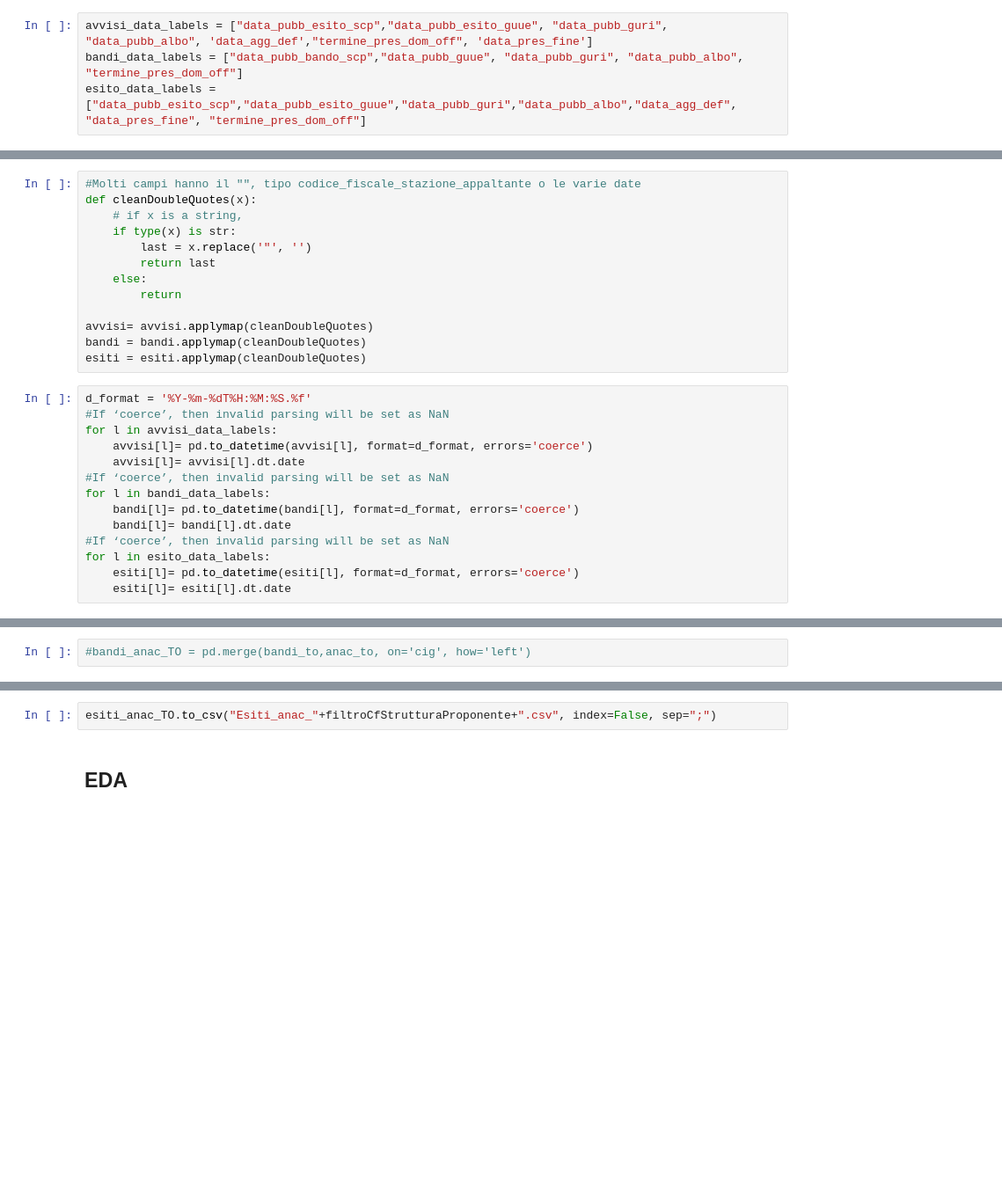
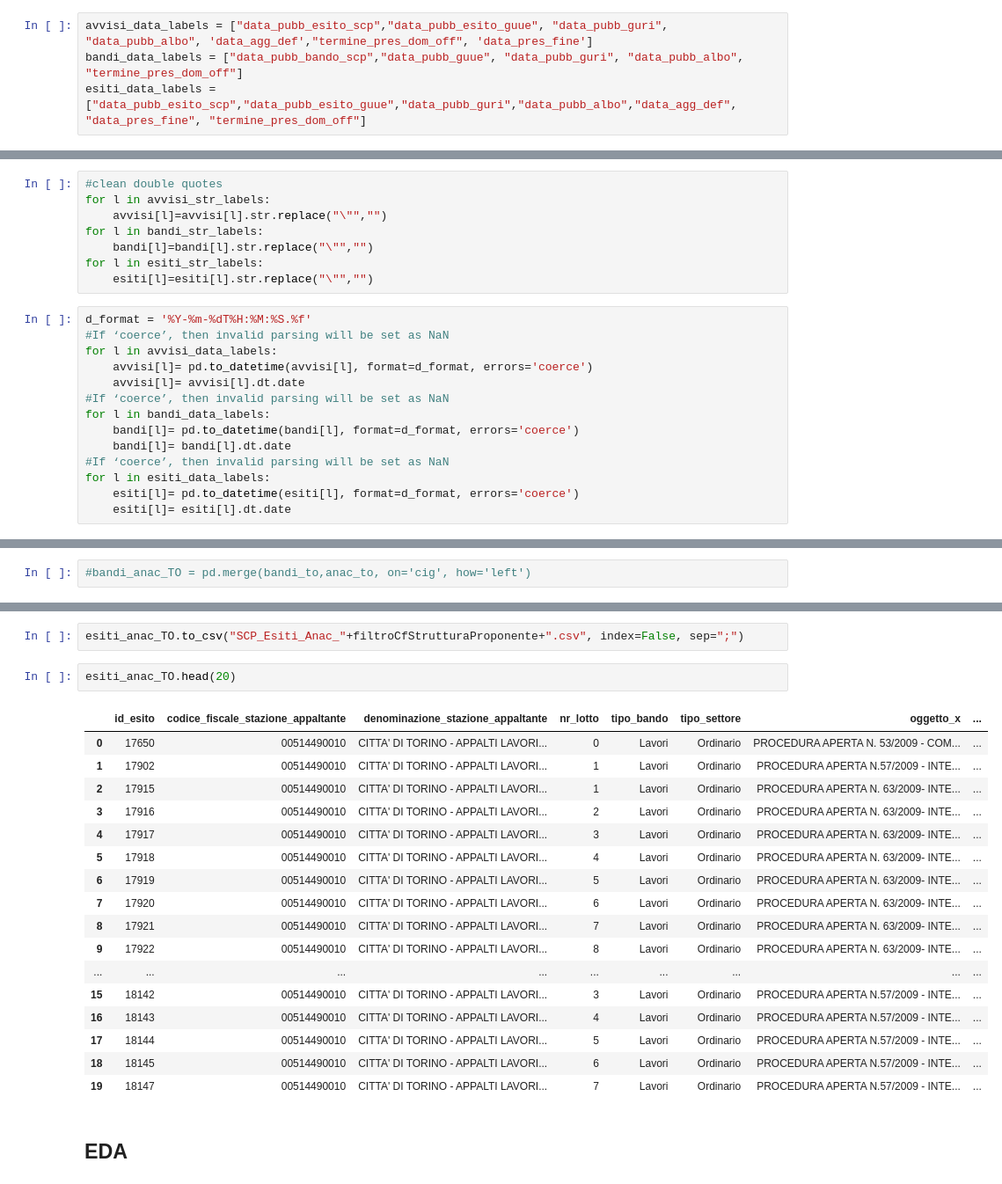
Before and after one commit to mariaclaudia/DAF_Servizio-Contratti-Pubblici-ANAC, a Jupyter notebook: BancaDatiServiziContrattiPubblici_Anac.ipynb, the cells around one changed output, grey strips where cells are left out. Shown at 88% size. Cells and saved outputs as stored; diff of their text form; blank space fills up the shorter version.

```diff
--- a/BancaDatiServiziContrattiPubblici_Anac.ipynb
+++ b/BancaDatiServiziContrattiPubblici_Anac.ipynb
@@ -98,22 +201,17 @@ d_format = '%Y-%m-%dT%H:%M:%S.%f'
 # %%
 avvisi_data_labels = ["data_pubb_esito_scp","data_pubb_esito_guue", "data_pubb_guri", "data_pubb_albo", 'data_agg_def',"termine_pres_dom_off", 'data_pres_fine']
 bandi_data_labels = ["data_pubb_bando_scp","data_pubb_guue", "data_pubb_guri", "data_pubb_albo", "termine_pres_dom_off"]
-esito_data_labels = ["data_pubb_esito_scp","data_pubb_esito_guue","data_pubb_guri","data_pubb_albo","data_agg_def", "data_pres_fine", "termine_pres_dom_off"]
+esiti_data_labels = ["data_pubb_esito_scp","data_pubb_esito_guue","data_pubb_guri","data_pubb_albo","data_agg_def", "data_pres_fine", "termine_pres_dom_off"]
 # %% [markdown]
 ### Preprocessing fix malformatted fields and Data
-# %%
-#Molti campi hanno il "", tipo codice_fiscale_stazione_appaltante o le varie date
-def cleanDoubleQuotes(x):
-    # if x is a string,
-    if type(x) is str:
-        last = x.replace('"', '')
-        return last
-    else:
-        return
-
-avvisi= avvisi.applymap(cleanDoubleQuotes)
-bandi = bandi.applymap(cleanDoubleQuotes)
-esiti = esiti.applymap(cleanDoubleQuotes)
+# %%
+#clean double quotes
+for l in avvisi_str_labels:
+    avvisi[l]=avvisi[l].str.replace("\"","")
+for l in bandi_str_labels:
+    bandi[l]=bandi[l].str.replace("\"","")
+for l in esiti_str_labels:
+    esiti[l]=esiti[l].str.replace("\"","")
 # %%
 d_format = '%Y-%m-%dT%H:%M:%S.%f'
 #If ‘coerce’, then invalid parsing will be set as NaN
@@ -125,6 +223,6 @@ for l in bandi_data_labels:
     bandi[l]= pd.to_datetime(bandi[l], format=d_format, errors='coerce')
     bandi[l]= bandi[l].dt.date
 #If ‘coerce’, then invalid parsing will be set as NaN
-for l in esito_data_labels:
+for l in esiti_data_labels:
     esiti[l]= pd.to_datetime(esiti[l], format=d_format, errors='coerce')
     esiti[l]= esiti[l].dt.date
@@ -200,5 +405,25 @@ esiti_anac_TO.sceltaContraente.value_counts()
 # %%
-esiti_anac_TO.to_csv("Esiti_anac_"+filtroCfStrutturaProponente+".csv", index=False, sep=";")
+esiti_anac_TO.to_csv("SCP_Esiti_Anac_"+filtroCfStrutturaProponente+".csv", index=False, sep=";")
+# %%
+esiti_anac_TO.head(20)
+# %% [output]
+|  | id_esito | codice_fiscale_stazione_appaltante | denominazione_stazione_appaltante | nr_lotto | tipo_bando | tipo_settore | oggetto_x | ... |
+| 0 | 17650 | 00514490010 | CITTA' DI TORINO - APPALTI LAVORI... | 0 | Lavori | Ordinario | PROCEDURA APERTA N. 53/2009 - COM... | ... |
+| 1 | 17902 | 00514490010 | CITTA' DI TORINO - APPALTI LAVORI... | 1 | Lavori | Ordinario | PROCEDURA APERTA N.57/2009 - INTE... | ... |
+| 2 | 17915 | 00514490010 | CITTA' DI TORINO - APPALTI LAVORI... | 1 | Lavori | Ordinario | PROCEDURA APERTA N. 63/2009- INTE... | ... |
+| 3 | 17916 | 00514490010 | CITTA' DI TORINO - APPALTI LAVORI... | 2 | Lavori | Ordinario | PROCEDURA APERTA N. 63/2009- INTE... | ... |
+| 4 | 17917 | 00514490010 | CITTA' DI TORINO - APPALTI LAVORI... | 3 | Lavori | Ordinario | PROCEDURA APERTA N. 63/2009- INTE... | ... |
+| 5 | 17918 | 00514490010 | CITTA' DI TORINO - APPALTI LAVORI... | 4 | Lavori | Ordinario | PROCEDURA APERTA N. 63/2009- INTE... | ... |
+| 6 | 17919 | 00514490010 | CITTA' DI TORINO - APPALTI LAVORI... | 5 | Lavori | Ordinario | PROCEDURA APERTA N. 63/2009- INTE... | ... |
+| 7 | 17920 | 00514490010 | CITTA' DI TORINO - APPALTI LAVORI... | 6 | Lavori | Ordinario | PROCEDURA APERTA N. 63/2009- INTE... | ... |
+| 8 | 17921 | 00514490010 | CITTA' DI TORINO - APPALTI LAVORI... | 7 | Lavori | Ordinario | PROCEDURA APERTA N. 63/2009- INTE... | ... |
+| 9 | 17922 | 00514490010 | CITTA' DI TORINO - APPALTI LAVORI... | 8 | Lavori | Ordinario | PROCEDURA APERTA N. 63/2009- INTE... | ... |
+| ... | ... | ... | ... | ... | ... | ... | ... | ... |
+| 15 | 18142 | 00514490010 | CITTA' DI TORINO - APPALTI LAVORI... | 3 | Lavori | Ordinario | PROCEDURA APERTA N.57/2009 - INTE... | ... |
+| 16 | 18143 | 00514490010 | CITTA' DI TORINO - APPALTI LAVORI... | 4 | Lavori | Ordinario | PROCEDURA APERTA N.57/2009 - INTE... | ... |
+| 17 | 18144 | 00514490010 | CITTA' DI TORINO - APPALTI LAVORI... | 5 | Lavori | Ordinario | PROCEDURA APERTA N.57/2009 - INTE... | ... |
+| 18 | 18145 | 00514490010 | CITTA' DI TORINO - APPALTI LAVORI... | 6 | Lavori | Ordinario | PROCEDURA APERTA N.57/2009 - INTE... | ... |
+| 19 | 18147 | 00514490010 | CITTA' DI TORINO - APPALTI LAVORI... | 7 | Lavori | Ordinario | PROCEDURA APERTA N.57/2009 - INTE... | ... |
 # %% [markdown]
 ## EDA
 # %%
```
Also changed, not shown: parts of 37 cells of this notebook, 4 other files.
